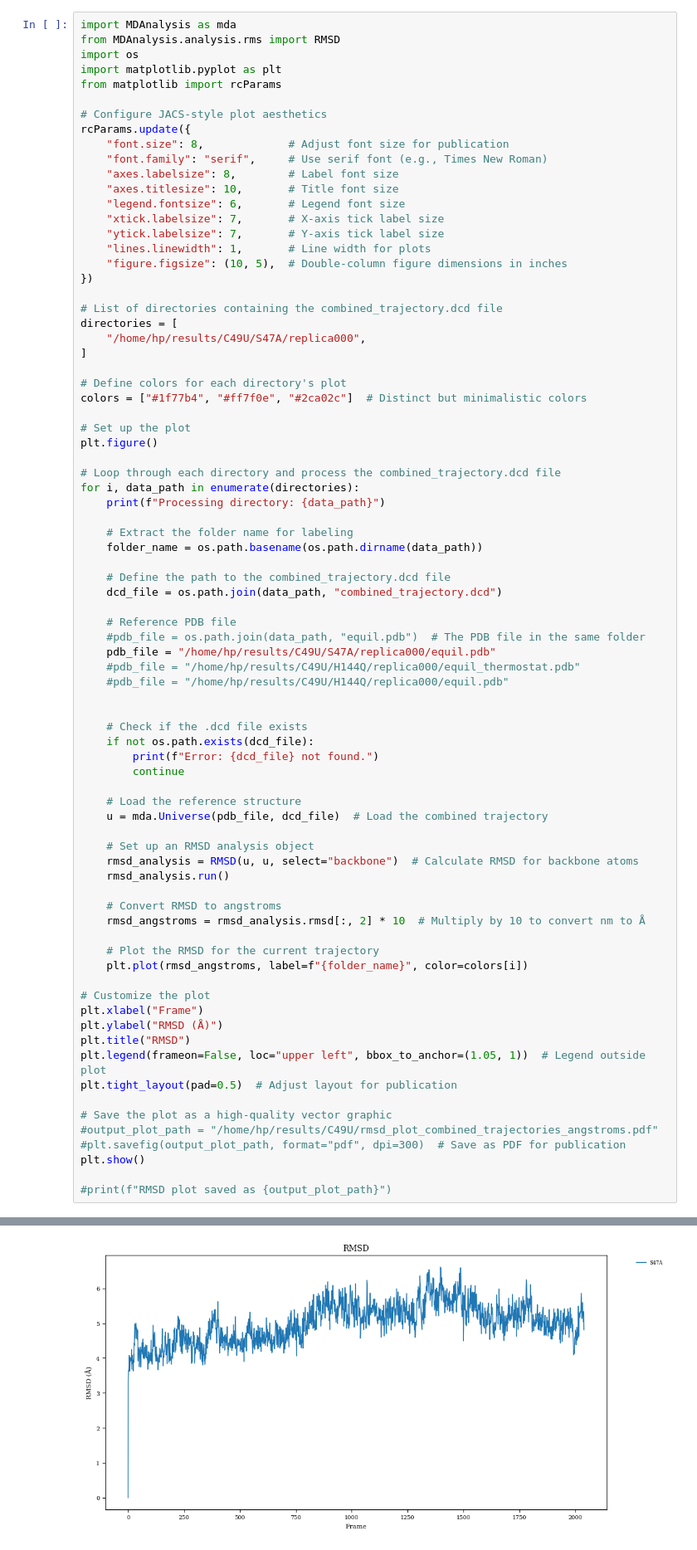
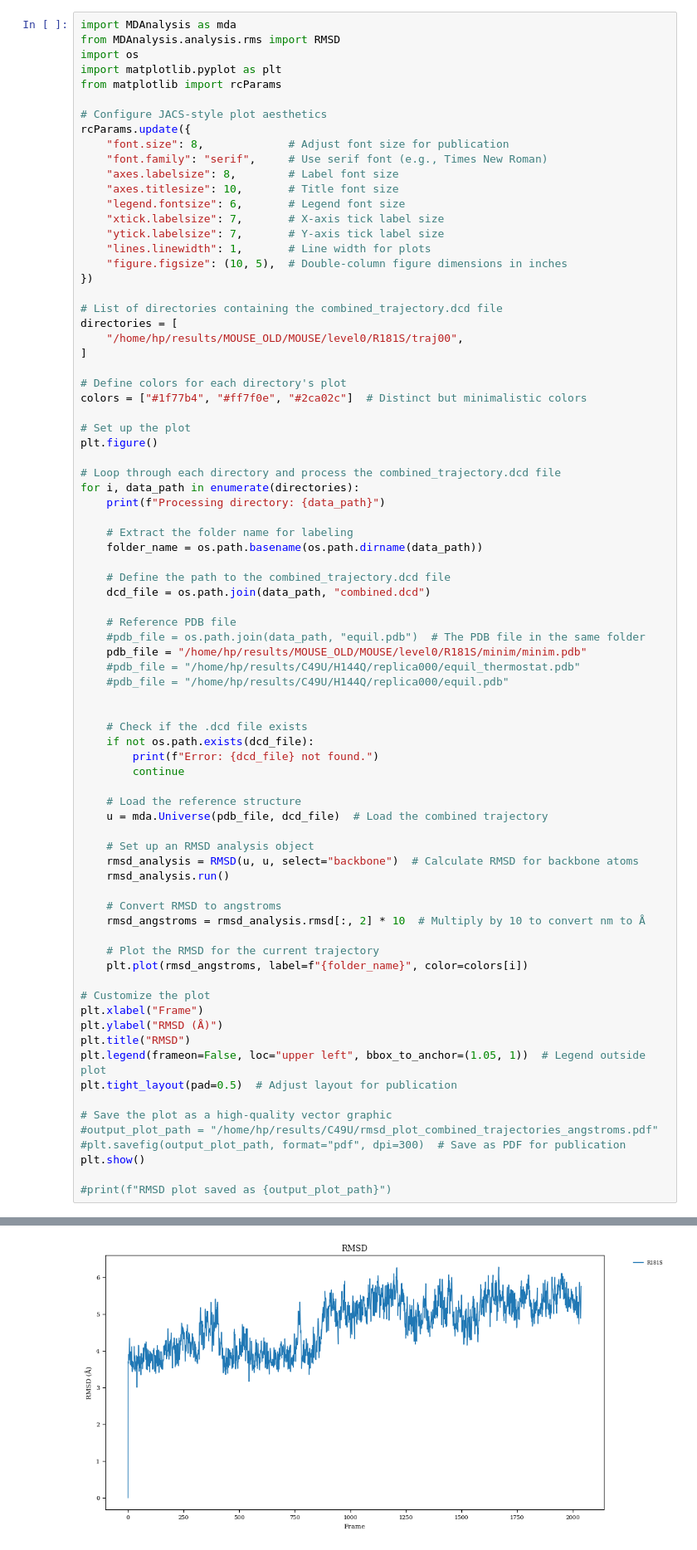
Before and after one commit to ND7996/GPX6, a Jupyter notebook: analysis/structure_analysis/rmsd_rmsf.ipynb, the cells around one changed output, grey strips where cells are left out. Shown at 83% size. Saved outputs shown, nothing was run; the diff lists cells and outputs as text.

```diff
--- a/analysis/structure_analysis/rmsd_rmsf.ipynb
+++ b/analysis/structure_analysis/rmsd_rmsf.ipynb
@@ -20,7 +20,7 @@ rcParams.update({
 
 # List of directories containing the combined_trajectory.dcd file
 directories = [
-    "/home/hp/results/C49U/S47A/replica000",
+    "/home/hp/results/MOUSE_OLD/MOUSE/level0/R181S/traj00",
 ]
 
 # Define colors for each directory's plot
@@ -37,11 +37,11 @@ for i, data_path in enumerate(directories):
     folder_name = os.path.basename(os.path.dirname(data_path))
 
     # Define the path to the combined_trajectory.dcd file
-    dcd_file = os.path.join(data_path, "combined_trajectory.dcd")
+    dcd_file = os.path.join(data_path, "combined.dcd")
 
     # Reference PDB file
     #pdb_file = os.path.join(data_path, "equil.pdb")  # The PDB file in the same folder
-    pdb_file = "/home/hp/results/C49U/S47A/replica000/equil.pdb"
+    pdb_file = "/home/hp/results/MOUSE_OLD/MOUSE/level0/R181S/minim/minim.pdb"
     #pdb_file = "/home/hp/results/C49U/H144Q/replica000/equil_thermostat.pdb"
     #pdb_file = "/home/hp/results/C49U/H144Q/replica000/equil.pdb"
 
@@ -82,4 +82,4 @@ Processing directory: /home/hp/results/C49U/S47A/replica000
-[figure, old version]
+[figure, new version]
 # %%
 import MDAnalysis as mda
 from MDAnalysis.analysis.rms import RMSF
```
Also changed, not shown: parts of 2 cells of this notebook, 1 other file.
